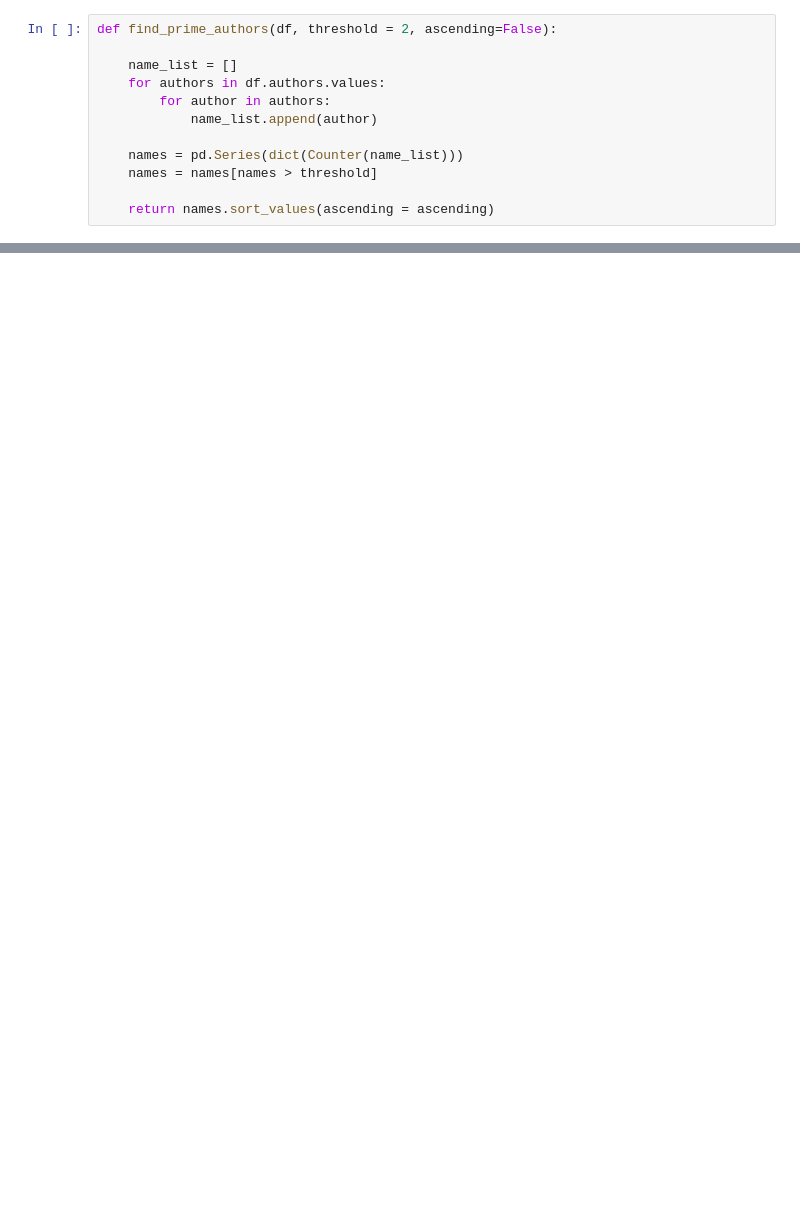
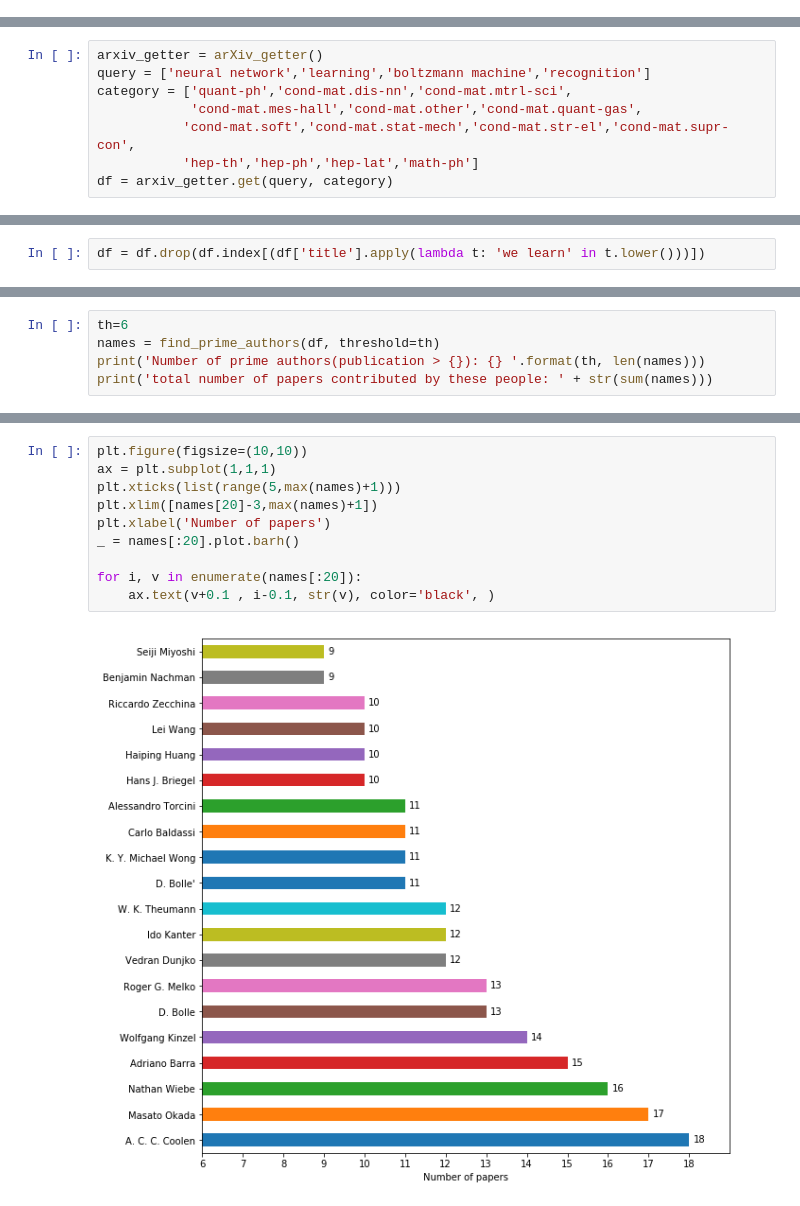
Before and after one commit to zengjk/pyaxv, a Jupyter notebook: arXiv_data_EDA.ipynb, the cells around one changed output, grey strips where cells are left out. Cells and saved outputs as stored; diff of their text form; blank space fills up the shorter version.

```diff
--- a/arXiv_data_EDA.ipynb
+++ b/arXiv_data_EDA.ipynb
@@ -189,12 +0,0 @@ plt.hist(df[df.num_of_authors<50].num_of_authors,bins=30)
-# %%
-def find_prime_authors(df, threshold = 2, ascending=False):
-
-    name_list = []
-    for authors in df.authors.values:
-        for author in authors:
-            name_list.append(author)
-
-    names = pd.Series(dict(Counter(name_list)))
-    names = names[names > threshold]
-
-    return names.sort_values(ascending = ascending)
@@ -222,0 +14,8 @@ def name_query(df, query):
+# %%
+arxiv_getter = arXiv_getter()
+query = ['neural network','learning','boltzmann machine','recognition']
+category = ['quant-ph','cond-mat.dis-nn','cond-mat.mtrl-sci',
+            'cond-mat.mes-hall','cond-mat.other','cond-mat.quant-gas',
+           'cond-mat.soft','cond-mat.stat-mech','cond-mat.str-el','cond-mat.supr-con',
+           'hep-th','hep-ph','hep-lat','math-ph']
+df = arxiv_getter.get(query, category)
@@ -222,0 +42,2 @@ def name_query(df, query):
+# %%
+df = df.drop(df.index[(df['title'].apply(lambda t: 'we learn' in t.lower()))])
@@ -222,0 +78,5 @@ def name_query(df, query):
+# %%
+th=6
+names = find_prime_authors(df, threshold=th)
+print('Number of prime authors(publication > {}): {} '.format(th, len(names)))
+print('total number of papers contributed by these people: ' + str(sum(names)))
@@ -222,0 +88,12 @@ def name_query(df, query):
+# %%
+plt.figure(figsize=(10,10))
+ax = plt.subplot(1,1,1)
+plt.xticks(list(range(5,max(names)+1)))
+plt.xlim([names[20]-3,max(names)+1])
+plt.xlabel('Number of papers')
+_ = names[:20].plot.barh()
+
+for i, v in enumerate(names[:20]):
+    ax.text(v+0.1 , i-0.1, str(v), color='black', )
+# %% [output]
+[figure, added]
```
Also changed, not shown: parts of 44 cells of this notebook, 1 other file.
